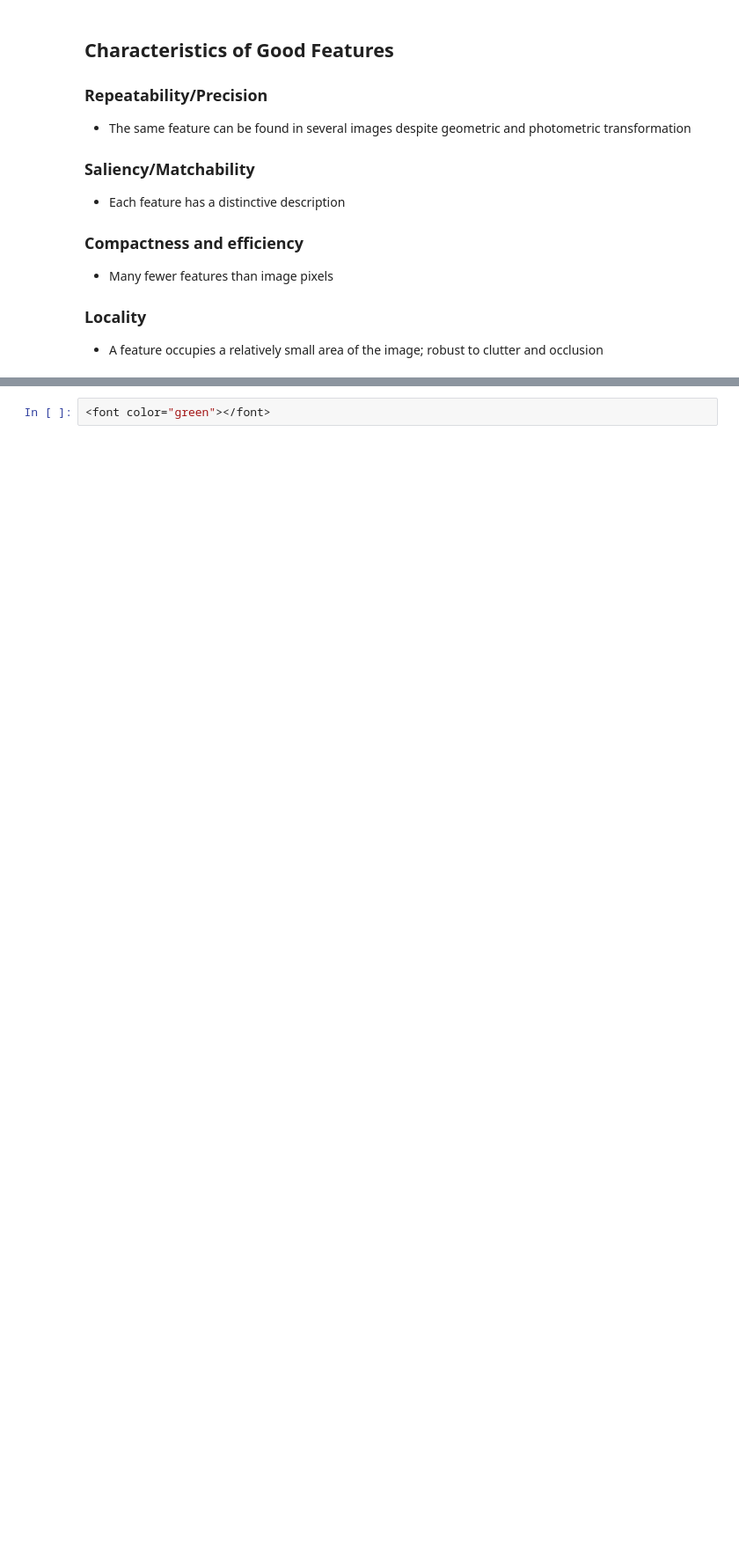
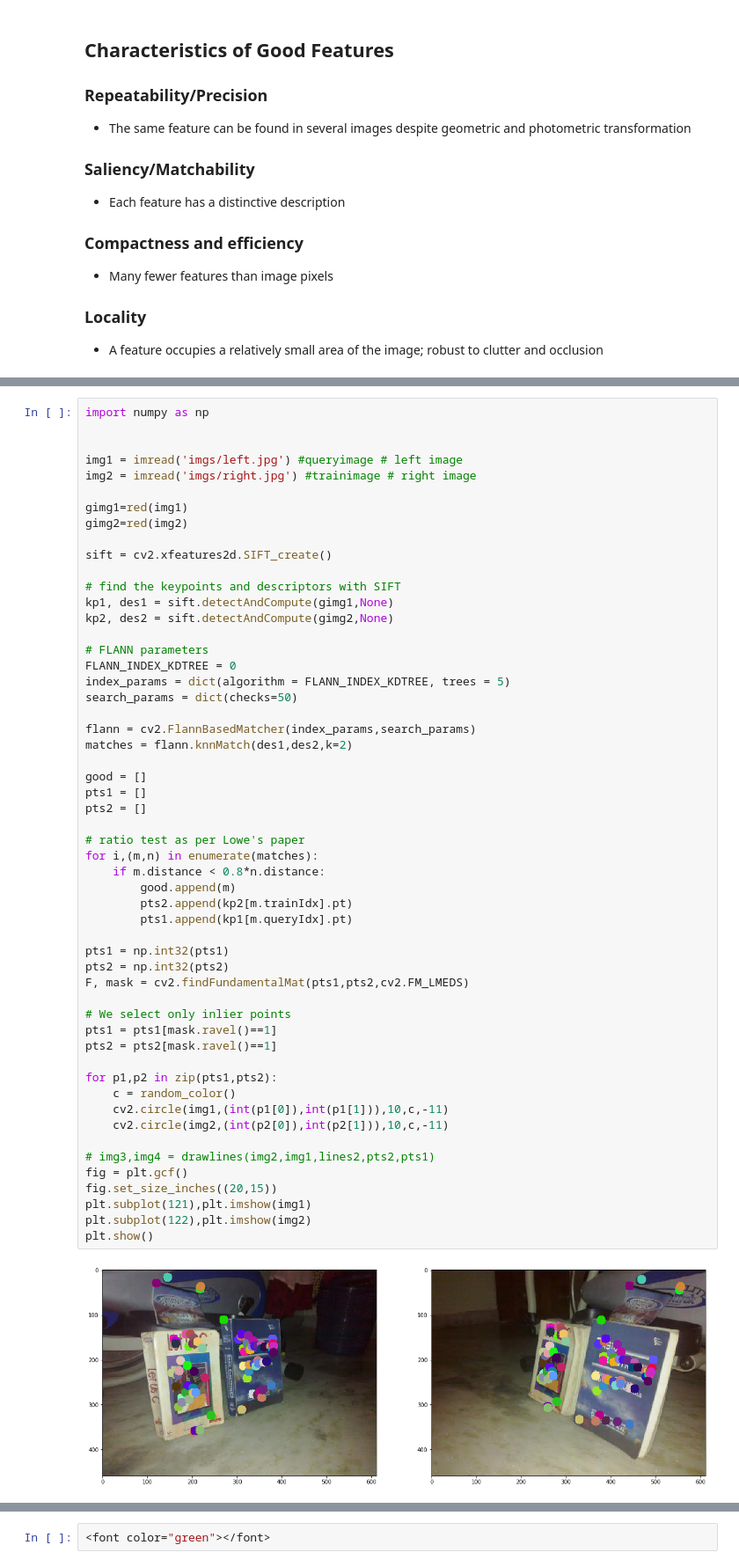
Before and after one commit to jalalirs/Introduction-to-Computer-Vision, a Jupyter notebook: L4/L4.ipynb, the cells around one changed output, grey strips where cells are left out. Shown: that part at 88% size. Cells and saved outputs as stored; diff of their text form; blank space fills up the shorter version.

```diff
--- a/L4/L4.ipynb
+++ b/L4/L4.ipynb
@@ -110,0 +160,56 @@ Why?
+# %%
+import numpy as np
+
+
+img1 = imread('imgs/left.jpg') #queryimage # left image
+img2 = imread('imgs/right.jpg') #trainimage # right image
+
+gimg1=red(img1)
+gimg2=red(img2)
+
+sift = cv2.xfeatures2d.SIFT_create()
+
+# find the keypoints and descriptors with SIFT
+kp1, des1 = sift.detectAndCompute(gimg1,None)
+kp2, des2 = sift.detectAndCompute(gimg2,None)
+
+# FLANN parameters
+FLANN_INDEX_KDTREE = 0
+index_params = dict(algorithm = FLANN_INDEX_KDTREE, trees = 5)
+search_params = dict(checks=50)
+
+flann = cv2.FlannBasedMatcher(index_params,search_params)
+matches = flann.knnMatch(des1,des2,k=2)
+
+good = []
+pts1 = []
+pts2 = []
+
+# ratio test as per Lowe's paper
+for i,(m,n) in enumerate(matches):
+    if m.distance < 0.8*n.distance:
+        good.append(m)
+        pts2.append(kp2[m.trainIdx].pt)
+        pts1.append(kp1[m.queryIdx].pt)
+
+pts1 = np.int32(pts1)
+pts2 = np.int32(pts2)
+F, mask = cv2.findFundamentalMat(pts1,pts2,cv2.FM_LMEDS)
+
+# We select only inlier points
+pts1 = pts1[mask.ravel()==1]
+pts2 = pts2[mask.ravel()==1]
+
+for p1,p2 in zip(pts1,pts2):
+    c = random_color()
+    cv2.circle(img1,(int(p1[0]),int(p1[1])),10,c,-11)
+    cv2.circle(img2,(int(p2[0]),int(p2[1])),10,c,-11)
+
+# img3,img4 = drawlines(img2,img1,lines2,pts2,pts1)
+fig = plt.gcf()
+fig.set_size_inches((20,15))
+plt.subplot(121),plt.imshow(img1)
+plt.subplot(122),plt.imshow(img2)
+plt.show()
+# %% [output]
+[figure, added]
```
Also changed, not shown: parts of 16 cells of this notebook, 9 other files.
